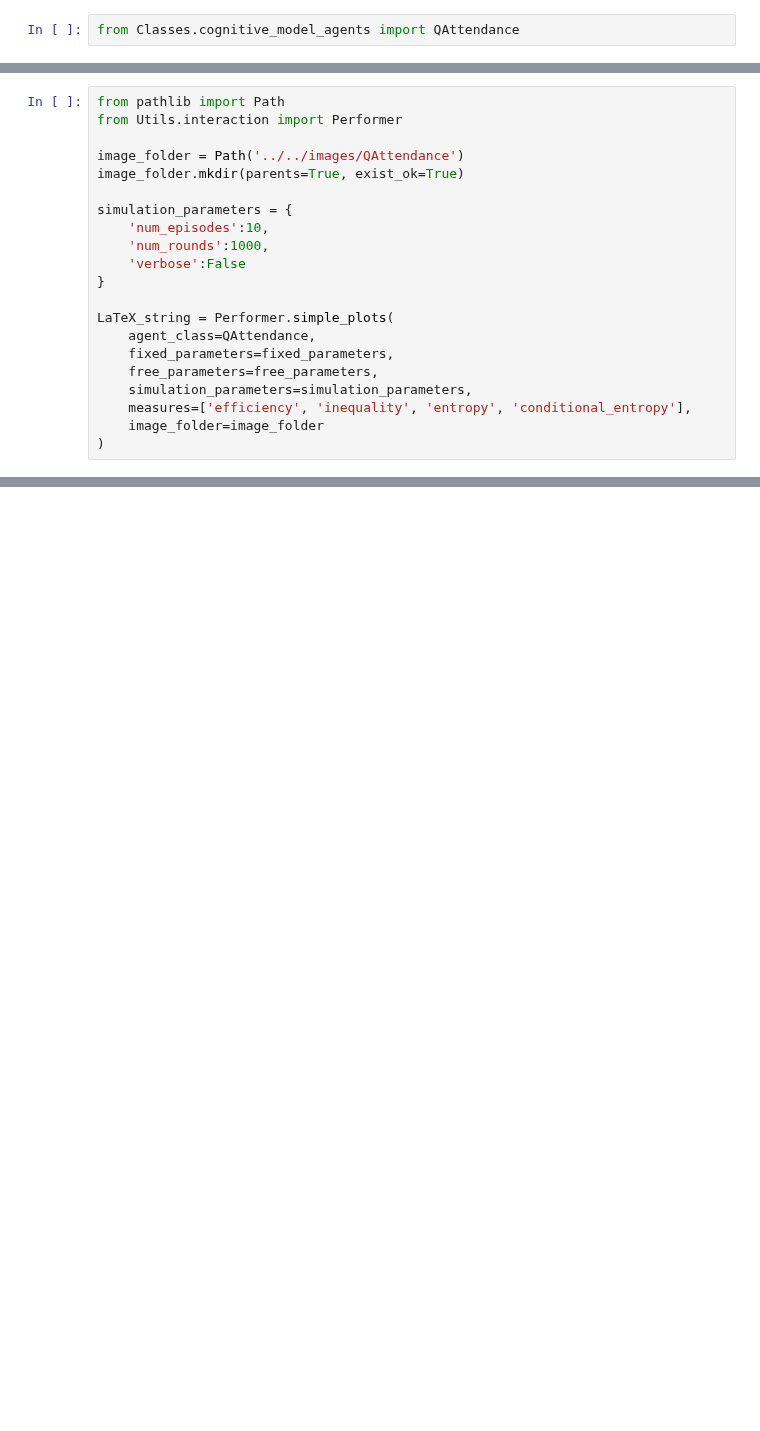
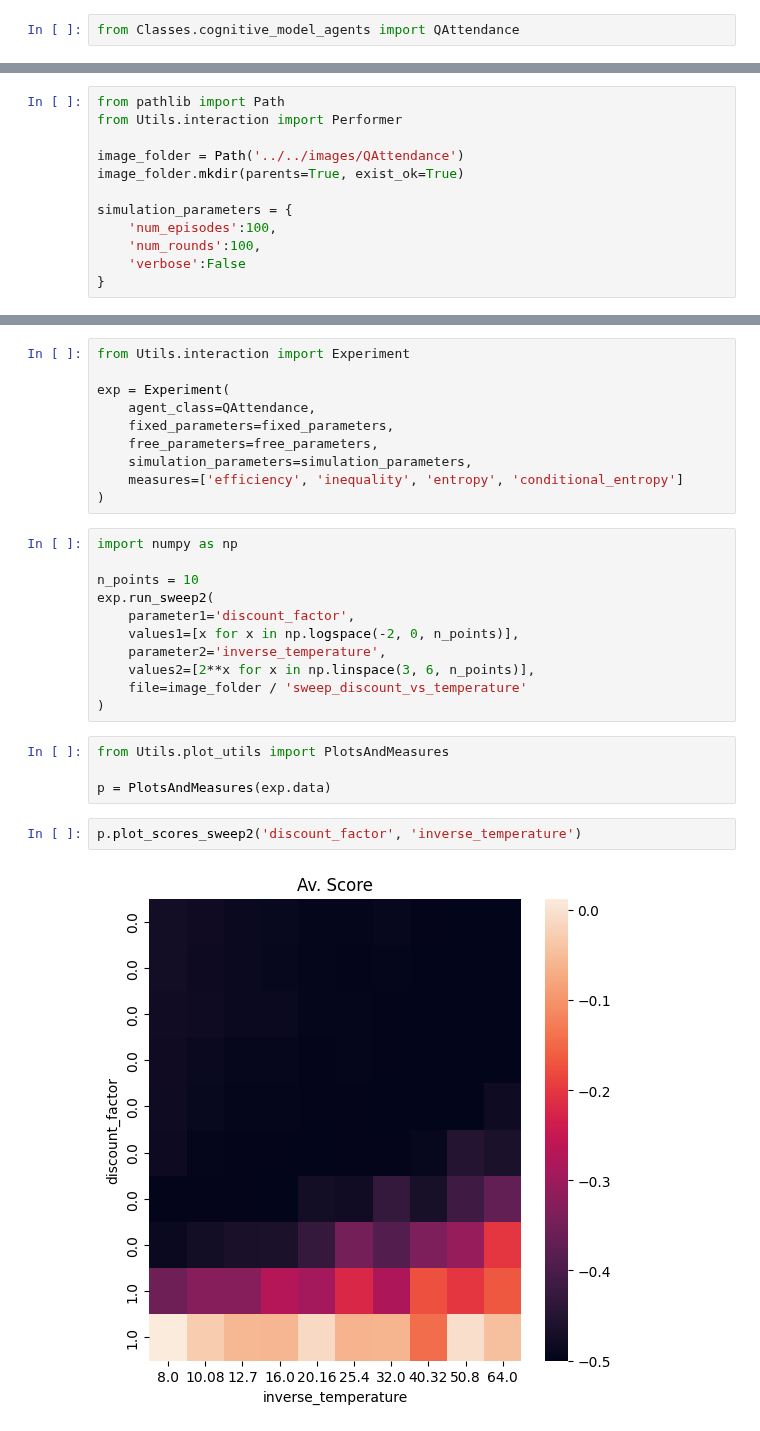
Before and after one commit to EAndrade-Lotero/Cognitive_Models_El_Farol_Bar_Problem, a Jupyter notebook: src/Experiments/test_QAttendance.ipynb, the cells around one changed output, grey strips where cells are left out. Saved outputs shown, nothing was run; the diff lists cells and outputs as text; blank space fills up the shorter version.

```diff
--- a/src/Experiments/test_QAttendance.ipynb
+++ b/src/Experiments/test_QAttendance.ipynb
@@ -124,16 +124,7 @@ image_folder = Path('../../images/QAttendance')
 image_folder.mkdir(parents=True, exist_ok=True)
 
 simulation_parameters = {
-	'num_episodes':10,
-	'num_rounds':1000,
+	'num_episodes':100,
+	'num_rounds':100,
 	'verbose':False
 }
-
-LaTeX_string = Performer.simple_plots(
-	agent_class=QAttendance,
-	fixed_parameters=fixed_parameters,
-	free_parameters=free_parameters,
-	simulation_parameters=simulation_parameters,
-	measures=['efficiency', 'inequality', 'entropy', 'conditional_entropy'],
-	image_folder=image_folder
-)
@@ -153,0 +140,29 @@ Plot saved to ../../images/QAttendance/conditional_entropy_1.pdf
+# %%
+from Utils.interaction import Experiment
+
+exp = Experiment(
+    agent_class=QAttendance,
+    fixed_parameters=fixed_parameters,
+    free_parameters=free_parameters,
+    simulation_parameters=simulation_parameters,
+    measures=['efficiency', 'inequality', 'entropy', 'conditional_entropy']
+)
+# %%
+import numpy as np
+
+n_points = 10
+exp.run_sweep2(
+    parameter1='discount_factor',
+    values1=[x for x in np.logspace(-2, 0, n_points)],
+    parameter2='inverse_temperature',
+    values2=[2**x for x in np.linspace(3, 6, n_points)],
+    file=image_folder / 'sweep_discount_vs_temperature'
+)
+# %%
+from Utils.plot_utils import PlotsAndMeasures
+
+p = PlotsAndMeasures(exp.data)
+# %%
+p.plot_scores_sweep2('discount_factor', 'inverse_temperature')
+# %% [output]
+[figure, added]
```
Also changed, not shown: parts of 7 cells of this notebook, 9 other files.
